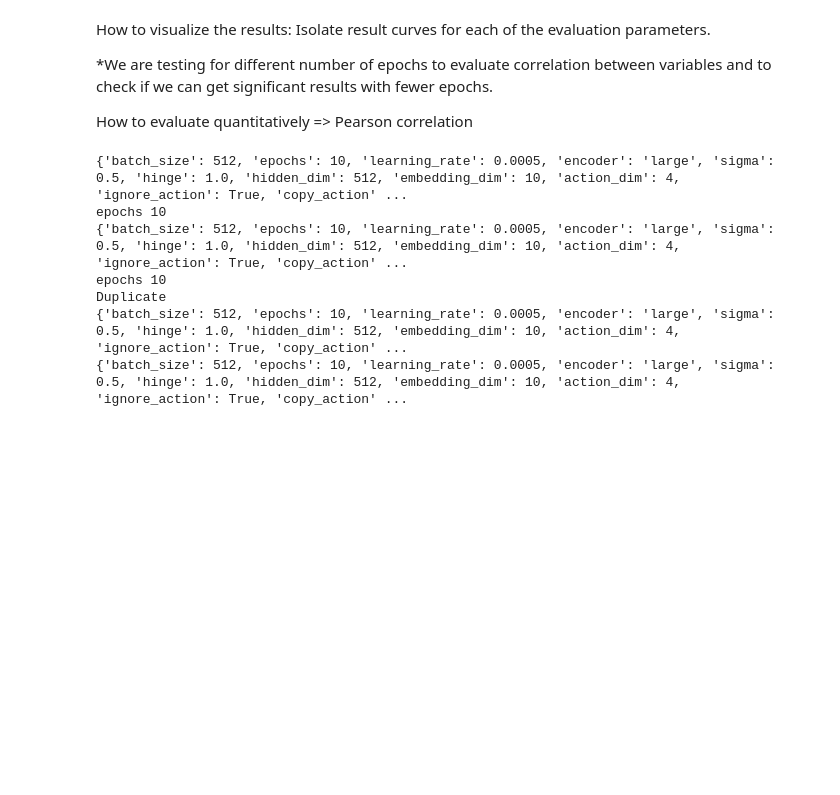
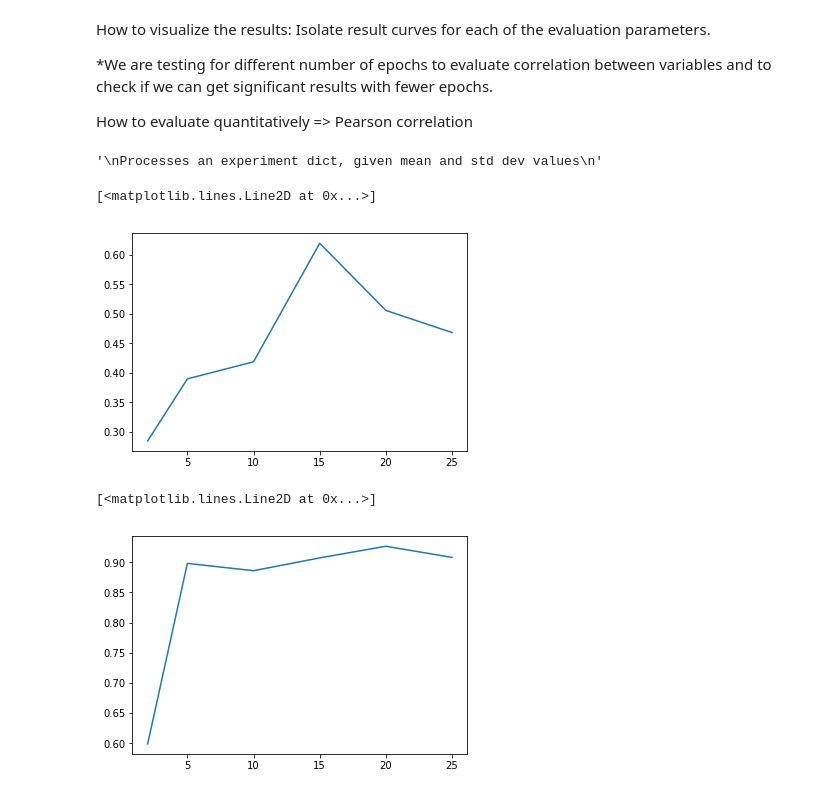
Before and after one commit to gabrielsluz/c-swm, a Jupyter notebook: Experiments.ipynb, the cells around one changed output. Cells and saved outputs as stored; diff of their text form; code cells hidden in the pictures; blank space fills up the shorter version.

```diff
--- a/Experiments.ipynb
+++ b/Experiments.ipynb
@@ -64,7 +64,7 @@ def extract_results(file_path):
             temp_dict['num_steps='+str(num_steps)] = eval(file_list[i])
         else:
             split_line = file_list[i].split(" = ")
-            temp_dict[split_line[0]] = split_line[1]
+            temp_dict[split_line[0]] = float(split_line[1])
 
     return result_list
 
@@ -129,20 +129,31 @@ def get_param_key(params, values, results):
             found = True
             found_key = key
     return found_key
+
+'''
+Processes an experiment dict, given mean and std dev values
+'''
+# %% [output]
+'\nProcesses an experiment dict, given mean and std dev values\n'
 # %%
 experiment_keys = ['LinearEvalAcc', 'FineTuning10pc30epochs', 'FineTuning10pc60epochs', 'num_steps=1', 'num_steps=5', 'num_steps=10']
 varying_param = 'num_objects'
 result_list = extract_results("eval_all_results.txt")
 results = get_results_array(result_list, varying_param, experiment_keys)
+# %%
+import matplotlib.pyplot as plt
+params = ['epochs', 'use_trans_model']
+values = [10, 'False']
+found_key = get_param_key(params, values, results)
+plt.plot(results[found_key]['LinearEvalAcc']['num_objects'][:6], results[found_key]['LinearEvalAcc']['result'][:6])
+# %% [output]
+[<matplotlib.lines.Line2D at 0x...>]
+[figure, added]
 # %%
 params = ['epochs', 'use_trans_model']
 values = [10, 'False']
 found_key = get_param_key(params, values, results)
+plt.plot(results[found_key]['FineTuning10pc60epochs']['num_objects'][:6], results[found_key]['FineTuning10pc60epochs']['result'][:6])
 # %% [output]
-{'batch_size': 512, 'epochs': 10, 'learning_rate': 0.0005, 'encoder': 'large', 'sigma': 0.5, 'hinge': 1.0, 'hidden_dim': 512, 'embedding_dim': 10, 'action_dim': 4, 'ignore_action': True, 'copy_action' ...
-epochs 10
-{'batch_size': 512, 'epochs': 10, 'learning_rate': 0.0005, 'encoder': 'large', 'sigma': 0.5, 'hinge': 1.0, 'hidden_dim': 512, 'embedding_dim': 10, 'action_dim': 4, 'ignore_action': True, 'copy_action' ...
-epochs 10
-Duplicate
-{'batch_size': 512, 'epochs': 10, 'learning_rate': 0.0005, 'encoder': 'large', 'sigma': 0.5, 'hinge': 1.0, 'hidden_dim': 512, 'embedding_dim': 10, 'action_dim': 4, 'ignore_action': True, 'copy_action' ...
-{'batch_size': 512, 'epochs': 10, 'learning_rate': 0.0005, 'encoder': 'large', 'sigma': 0.5, 'hinge': 1.0, 'hidden_dim': 512, 'embedding_dim': 10, 'action_dim': 4, 'ignore_action': True, 'copy_action' ...
+[<matplotlib.lines.Line2D at 0x...>]
+[figure, added]
```
Also changed, not shown: parts of 2 cells of this notebook.
